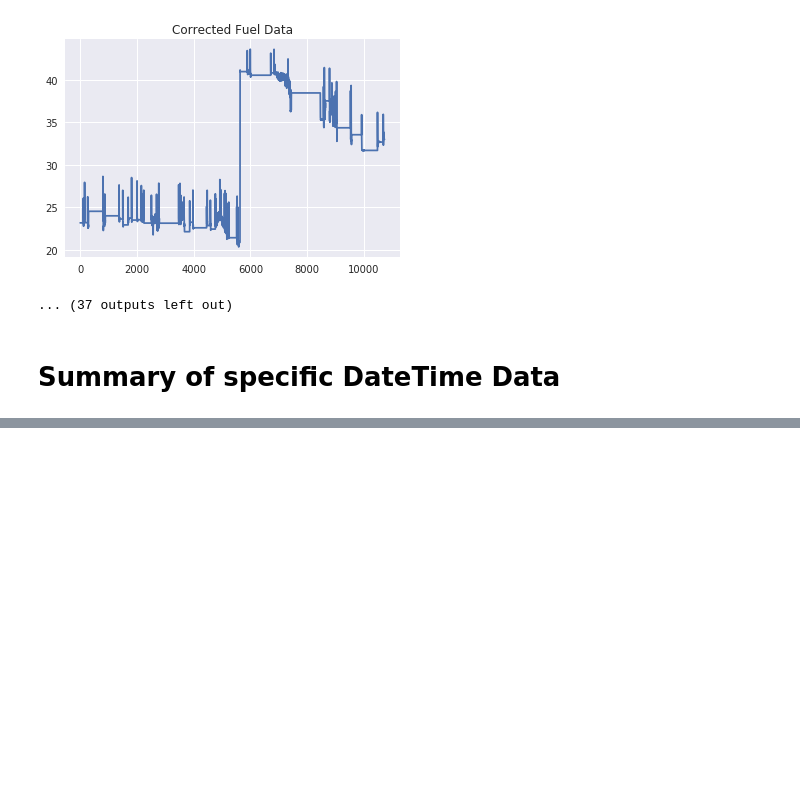
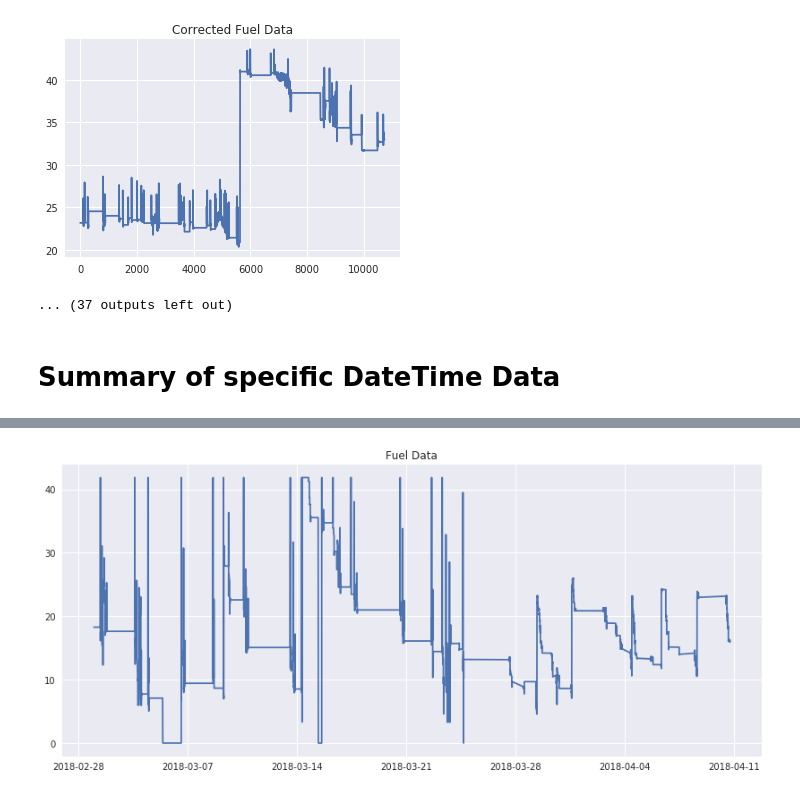
Before and after one commit to orionfoysal/vtsfuel, a Jupyter notebook: vts_fuel.ipynb, the cells around one changed output, grey strips where cells are left out. Drawn from its saved outputs; the diff is of its cells as text; code cells hidden in the pictures; blank space fills up the shorter version.

```diff
--- a/vts_fuel.ipynb
+++ b/vts_fuel.ipynb
@@ -338,0 +345,82 @@ Text(0.5,1,'Corrected Fuel Data')
+# %%
+
+#find minimum value for comparing with current data
+
+fileName = 'files/866192035921210_FILDER.csv'
+
+df = pd.read_csv(fileName)
+# df.columns.values
+min_fuel_limit = 4+2#min(df.fuel_litre)+1  #Fuel Reserve Limit
+max_fuel_limit = 41-2#max(df.fuel_litre)-7 # Fuel Capacity Limit
+min_fuel_refill = 5
+num_packet_to_check = 40
+df['created_at'] = pd.to_datetime(df['created_at'])
+
+df2 = df[df['fuel_litre'].between(min_fuel_limit, max_fuel_limit, inclusive=False)]
+#     df2 = df[df.fuel_litre < max_fuel_limit]
+df3 = pd.DataFrame({'fuel': df2.fuel_litre,
+                    'engine': df2.engine_status,
+                    'created_at':df2.created_at})
+
+# mask = (df3['created_at']>'2018-04-13') & (df3['created_at']<'2018-04-17')
+# df3 = df3.loc[mask]
+
+plt.figure()
+plt.plot(df.created_at,df.fuel_litre)
+plt.title('Fuel Data')
+# print(df.created_at.head())
+print('#######################FileName-'+fileName+'###########################')
+fuel = list(df3.fuel)
+temp = fuel[0]
+num_refill = 0
+count = 0
+refilled = []
+z = []
+s=0
+for i,data in enumerate(fuel):
+    if i>0 and (df3.engine.iloc[i]-df3.engine.iloc[i-1]==1):
+        s = 10
+    if s>0:
+        s -= 1
+        continue
+    if data - temp>=min_fuel_refill:
+        count += 1
+        if count > num_packet_to_check:
+            num_refill += 1
+            count = 0
+            refilled.append(data-temp)
+            z.append(data)
+            print('\n# New Refill #')
+            print('Current Fuel: {}'.format(data))
+            print('prev Fuel: {}'.format(temp))
+            print('Refill amount: {}'.format(data-temp))
+            print('DateTime: {}'.format(df3.iloc[i,0]))
+
+        else:
+            z.append(temp)
+            continue
+
+#     if data<min_data:
+#         min_data = data
+    z.append(data)
+    count = 0
+    temp = data
+
+total_refilled = sum(refilled)
+# initial_fuel = fuel[0]
+# remaining_fuel = fuel[-1]
+initial_fuel = z[0]
+remaining_fuel = z[-1]
+total_used = (total_refilled +initial_fuel) - remaining_fuel
+
+print('\n\n###################################-S-U-M-M-A-R-Y-#####################################')
+print('\nTotal Number of Refill: {}'.format(num_refill))
+print('Total Refill Amount: {}'.format((refilled)))
+print('\nTotal Refilled Fuel: {}'.format(total_refilled))
+print('Total Used Fuel: {}'.format(total_used))
+print('Total Fuel Remaining: {}'.format(remaining_fuel))
+
+plt.figure()
+plt.plot(z)
+plt.title('Corrected Fuel Data')
+# %% [output]
@@ -338,0 +445 @@ Text(0.5,1,'Corrected Fuel Data')
+[figure, added]
```
Also changed, not shown: parts of 7 cells of this notebook.
